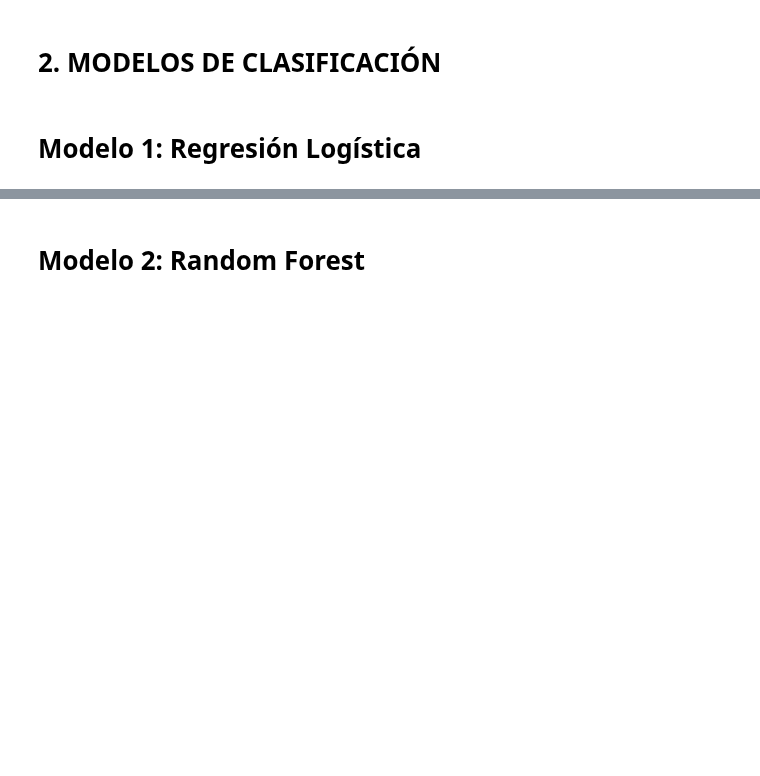
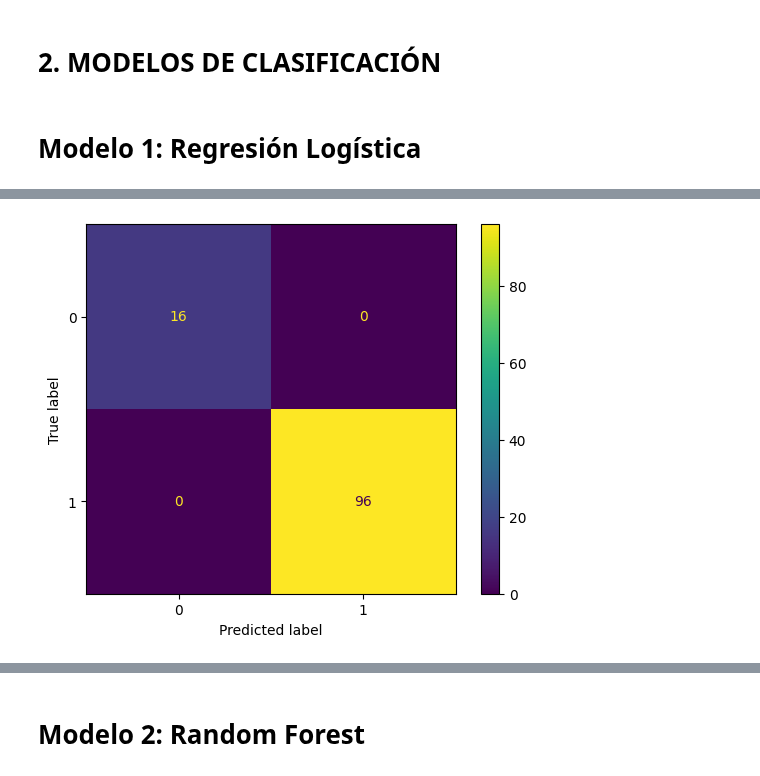
Before and after one commit to maperezp/Proyecto-CDA, a Jupyter notebook: src/05_ClasificacionInfeccionPostTx.ipynb, the cells around one changed output, grey strips where cells are left out. Saved outputs shown, nothing was run; the diff lists cells and outputs as text; code cells hidden in the pictures; blank space fills up the shorter version.

```diff
--- a/src/05_ClasificacionInfeccionPostTx.ipynb
+++ b/src/05_ClasificacionInfeccionPostTx.ipynb
@@ -305,14 +305,10 @@ grid = GridSearchCV(
 
 
 
-
 grid.fit(X_train, y_train)
 print("Best params:", grid.best_params_)
 print("Best CV score:", grid.best_score_)
-print("Test score:", grid.score(X_test, y_test))
 best_lr = grid.best_estimator_
-model.fit(X_train, y_train)
-print("score test:", model.score(X_test, y_test))
 # %% [output]
 Fitting 5 folds for each of 12 candidates, totalling 60 fits
 Best params: {'clf__C': 100, 'clf__class_weight': 'balanced', 'clf__max_iter': 2000, 'clf__penalty': 'l2', 'clf__solver': 'lbfgs'}
@@ -321,0 +316,2 @@ score test: 1.0
+# %%
+best_lr.fit(X_train, y_train)
@@ -321,0 +336,12 @@ score test: 1.0
+# %%
+import matplotlib.pyplot as plt
+from sklearn.metrics import confusion_matrix, ConfusionMatrixDisplay
+
+y_test_predictions = best_lr.predict(X_test)
+cm = confusion_matrix(y_test, y_test_predictions, labels=best_lr.classes_)
+disp = ConfusionMatrixDisplay(confusion_matrix=cm,
+                              display_labels=best_lr.classes_)
+disp.plot()
+plt.show()
+# %% [output]
+[figure, added]
```
Also changed, not shown: parts of 18 cells of this notebook.
